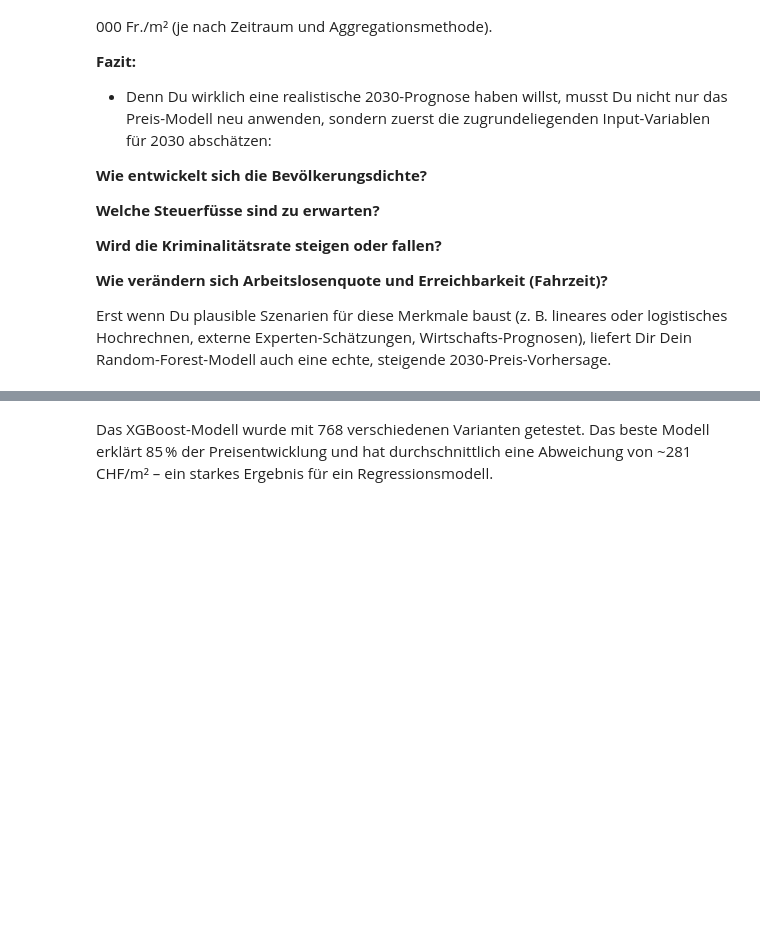
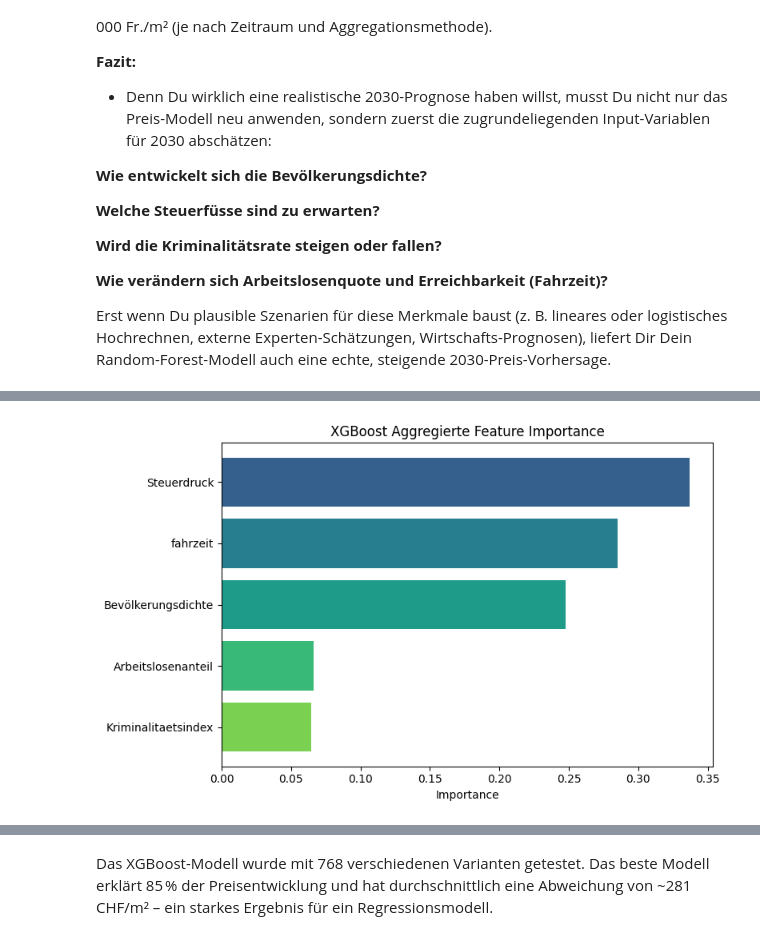
Before and after one commit to Bina-G10/BINA-G10, a Jupyter notebook: bina_gruppe10.ipynb, the cells around one changed output, grey strips where cells are left out. Drawn from its saved outputs; the diff is of its cells as text; code cells hidden in the pictures; blank space fills up the shorter version.

Commit message:
(Thomas) Zweites Modell XGBoost komplett neu erstellt und prognosen für das Jahr 2023 erstellt und dabei die features hochgerechnet.

```diff
--- a/bina_gruppe10.ipynb
+++ b/bina_gruppe10.ipynb
@@ -1617,0 +1659,93 @@ Erst wenn Du plausible Szenarien für diese Merkmale baust (z. B. lineares oder
+# %%
+# 5.1 Bibliotheken importieren
+import xgboost as xgb
+from sklearn.pipeline import make_pipeline
+from sklearn.impute import SimpleImputer
+from sklearn.model_selection import train_test_split, TimeSeriesSplit, cross_val_score
+from sklearn.metrics import r2_score, mean_squared_error
+import matplotlib.pyplot as plt
+import numpy as np
+
+# 5.2 Aggregierte Indices in master_df anlegen
+master_df['Steuerdruck'] = master_df[['Steuerfuss_ohne_Kirche', 'JUR_PERS']].mean(axis=1)
+master_df['Kriminalitaetsindex'] = master_df[['Straftaten_total', 'Häufigkeitszahl']].mean(axis=1)
+
+# 5.3 Feature-Liste anpassen
+feature_cols = [
+    'fahrzeit',
+    'Arbeitslosenanteil',
+    'Bevölkerungsdichte',
+    'Kriminalitaetsindex',
+    'Steuerdruck'
+]
+
+X = master_df[feature_cols]
+y = master_df['Baulandpreis_Median']
+
+# 5.4 Trainings- und Testsplit (80/20)
+X_train, X_test, y_train, y_test = train_test_split(
+    X, y, test_size=0.2, random_state=42
+)
+
+# 5.5 XGBoost-Pipeline aufsetzen
+xgb_pipe = make_pipeline(
+    SimpleImputer(strategy='median'),
+    xgb.XGBRegressor(
+        n_estimators=200,
+        max_depth=6,
+        learning_rate=0.1,
+        subsample=0.8,
+        colsample_bytree=0.8,
+        random_state=42,
+        verbosity=0
+    )
+)
+
+# 5.6 Modell trainieren
+xgb_pipe.fit(X_train, y_train)
+
+# 5.7 Vorhersagen & Metriken berechnen
+y_pred = xgb_pipe.predict(X_test)
+r2   = r2_score(y_test, y_pred)
+rmse = np.sqrt(mean_squared_error(y_test, y_pred))
+print(f"XGBRegressor – R²:   {r2:.3f}")
+print(f"XGBRegressor – RMSE: {rmse:.1f} Fr./m²")
+
+# 5.8 TimeSeries-Cross-Validation (optional)
+tscv = TimeSeriesSplit(n_splits=3)
+cv_scores = cross_val_score(
+    xgb_pipe, X, y,
+    cv=tscv,
+    scoring='r2',
+    n_jobs=-1
+)
+print("CV R² (TimeSeriesSplit):", np.round(cv_scores, 3))
+
+# 5.9 Aggregierte Feature Importance visualisieren
+model = xgb_pipe.named_steps['xgbregressor']
+importances = model.feature_importances_
+order = np.argsort(importances)[::-1]
+
+plt.figure(figsize=(8,5))
+plt.barh(
+    np.array(feature_cols)[order],
+    importances[order],
+    color=plt.cm.viridis(np.linspace(0.3, 0.8, len(feature_cols)))
+)
+plt.gca().invert_yaxis()
+plt.title("XGBoost Aggregierte Feature Importance")
+plt.xlabel("Importance")
+plt.tight_layout()
+plt.show()
+
+# 5.10 Predicted vs. Actual Scatterplot
+plt.figure(figsize=(6,6))
+plt.scatter(y_test, y_pred, alpha=0.5)
+lims = [min(y_test.min(), y_pred.min()), max(y_test.max(), y_pred.max())]
+plt.plot(lims, lims, color='red', linewidth=2)
+plt.xlabel("Tatsächlicher Baulandpreis (Fr./m²)")
+plt.ylabel("Vorhergesagter Baulandpreis (Fr./m²)")
+plt.title("XGBoost: Predicted vs. Actual")
+plt.tight_layout()
+plt.show()
+# %% [output]
@@ -1617,0 +1755 @@ Erst wenn Du plausible Szenarien für diese Merkmale baust (z. B. lineares oder
+[figure, added]
```
Also changed, not shown: parts of 37 cells of this notebook.
